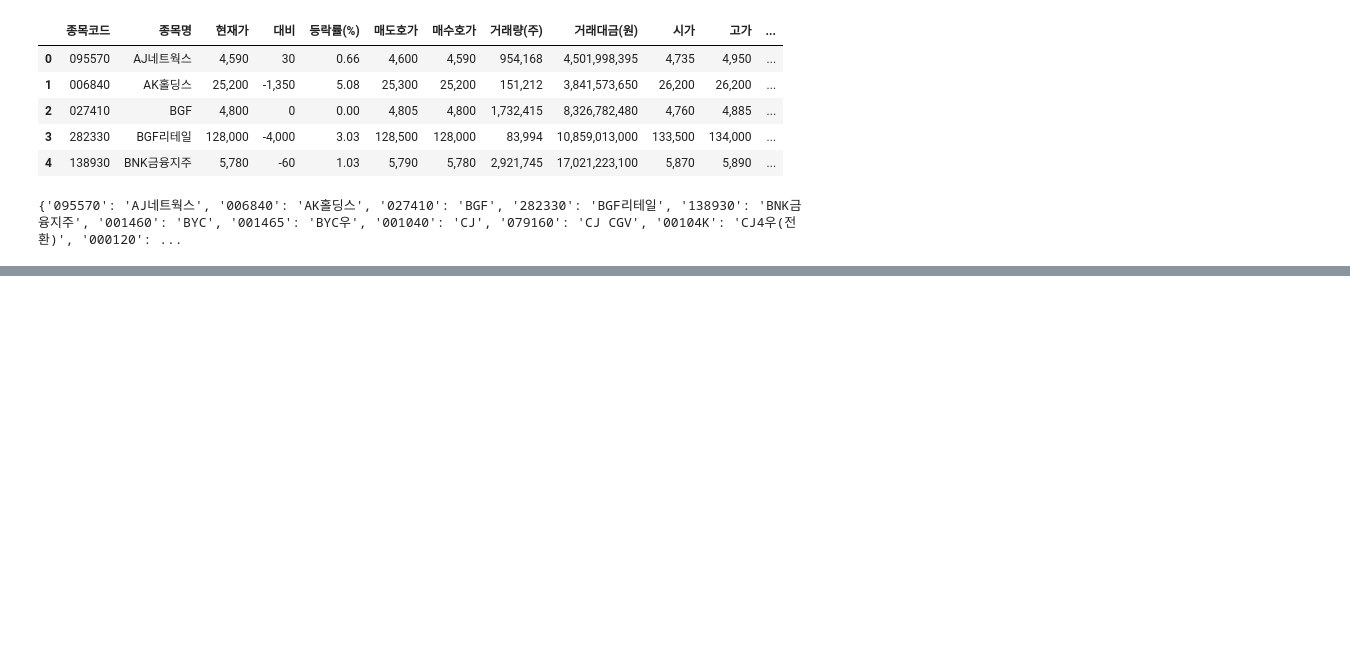
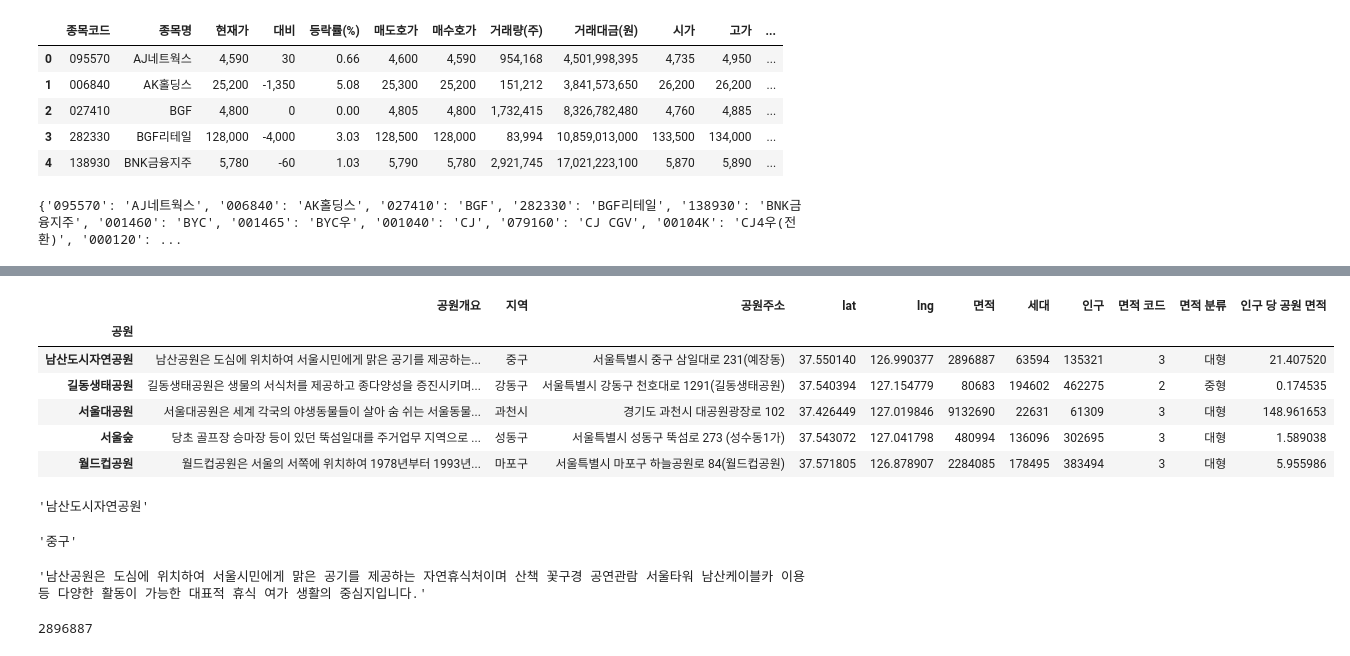
Before and after one commit to beegramin9/Flask, a Jupyter notebook: 2_Bootstrap/test.ipynb, the cells around one changed output, grey strips where cells are left out. Saved outputs shown, nothing was run; the diff lists cells and outputs as text; code cells hidden in the pictures; blank space fills up the shorter version.

```diff
--- a/2_Bootstrap/test.ipynb
+++ b/2_Bootstrap/test.ipynb
@@ -42,0 +43,12 @@ print(kosdaq_dict)
+# %%
+park = pd.read_csv('./static/data/park/공원 위치, 면적, 인구.csv',
+                       index_col='공원', encoding='utf8')
+park.head()
+# %% [output]
+|  | 공원개요 | 지역 | 공원주소 | lat | lng | 면적 | 세대 | 인구 | 면적 코드 | 면적 분류 | 인구 당 공원 면적 |
+| 공원 |  |  |  |  |  |  |  |  |  |  |  |
+| 남산도시자연공원 | 남산공원은 도심에 위치하여 서울시민에게 맑은 공기를 제공하는... | 중구 | 서울특별시 중구 삼일대로 231(예장동) | 37.550140 | 126.990377 | 2896887 | 63594 | 135321 | 3 | 대형 | 21.407520 |
+| 길동생태공원 | 길동생태공원은 생물의 서식처를 제공하고 종다양성을 증진시키며... | 강동구 | 서울특별시 강동구 천호대로 1291(길동생태공원) | 37.540394 | 127.154779 | 80683 | 194602 | 462275 | 2 | 중형 | 0.174535 |
+| 서울대공원 | 서울대공원은 세계 각국의 야생동물들이 살아 숨 쉬는 서울동물... | 과천시 | 경기도 과천시 대공원광장로 102 | 37.426449 | 127.019846 | 9132690 | 22631 | 61309 | 3 | 대형 | 148.961653 |
+| 서울숲 | 당초 골프장 승마장 등이 있던 뚝섬일대를 주거업무 지역으로 ... | 성동구 | 서울특별시 성동구 뚝섬로 273 (성수동1가) | 37.543072 | 127.041798 | 480994 | 136096 | 302695 | 3 | 대형 | 1.589038 |
+| 월드컵공원 | 월드컵공원은 서울의 서쪽에 위치하여 1978년부터 1993년... | 마포구 | 서울특별시 마포구 하늘공원로 84(월드컵공원) | 37.571805 | 126.878907 | 2284085 | 178495 | 383494 | 3 | 대형 | 5.955986 |
@@ -42,0 +59,19 @@ print(kosdaq_dict)
+# %%
+selected = park[park.index == park_name]
+rest = park[park.index != park_name]
+
+selected.index[0]
+# %% [output]
+'남산도시자연공원'
+# %%
+selected['지역'][0]
+# %% [output]
+'중구'
+# %%
+selected['공원개요'][0]
+# %% [output]
+'남산공원은 도심에 위치하여 서울시민에게 맑은 공기를 제공하는 자연휴식처이며 산책 꽃구경 공연관람 서울타워 남산케이블카 이용 등 다양한 활동이 가능한 대표적 휴식 여가 생활의 중심지입니다.'
+# %%
+selected['면적'][0]
+# %% [output]
+2896887
```
Also changed, not shown: parts of 15 cells of this notebook, 14 other files.
